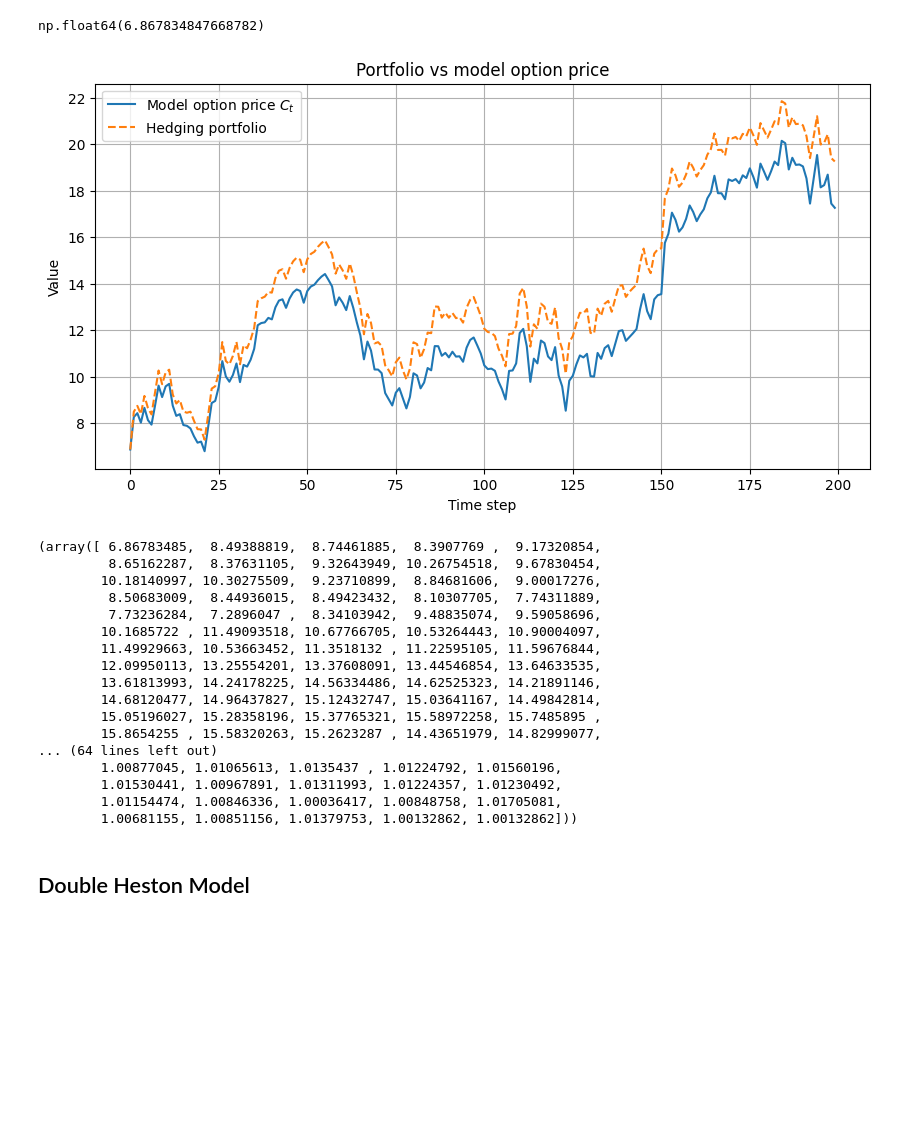
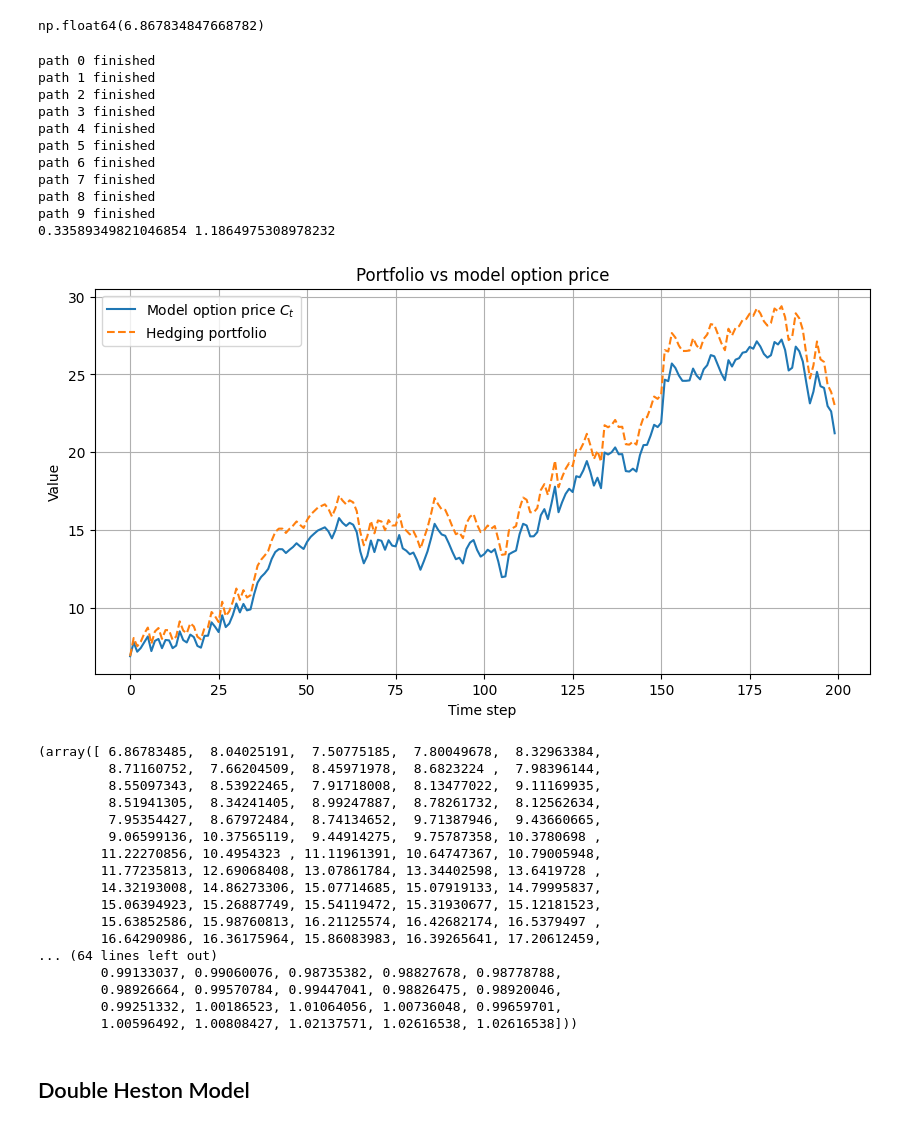
Before and after one commit to martinmf-dev/double-heston, a Jupyter notebook: notebooks/DoubleHeston.ipynb, the cells around one changed output. Saved outputs shown, nothing was run; the diff lists cells and outputs as text; code cells hidden in the pictures; blank space fills up the shorter version.

Commit message:
Adds hedging simulations for multiple paths at once

```diff
--- a/notebooks/DoubleHeston.ipynb
+++ b/notebooks/DoubleHeston.ipynb
@@ -249,46 +251,57 @@ Heston_test_q0.cf_price(Lphi=0.00001, Uphi=50, dphi=0.001, K=100, tau=0.5, S=100
 # %% [output]
 np.float64(6.867834847668782)
 # %%
-results=utils.hedging.delta_hedge_onepath(model=Heston_test_q0, model_type='heston', K=100, N_steps=200,T=0.5, S0=100, v0=0.05,seed=5000)
+results=utils.hedging.delta_hedge(model=Heston_test_q0, model_type='heston', K=100,N_paths=10, N_steps=200,T=0.5, S0=100, v0=0.05,seed=5000)
 
 import matplotlib.pyplot as plt
 import numpy as np
 
-S = results["S_path"]
-portfolio = results["portfolio"]
-C = results["opt_price"]  # directly from hedge results
+S = results["S_path"][0]
+portfolio = results["portfolio"][0]
+C = results["opt_price"][0]  # directly from hedge results
 
 plt.figure(figsize=(10,5))
 plt.plot(C, label="Model option price $C_t$")
 plt.plot(portfolio, '--', label="Hedging portfolio")
 plt.xlabel("Time step")
 plt.ylabel("Value")
 plt.title("Portfolio vs model option price")
 plt.legend()
 plt.grid(True)
 plt.show()
 # %% [output]
+path 0 finished
+path 1 finished
+path 2 finished
+path 3 finished
+path 4 finished
+path 5 finished
+path 6 finished
+path 7 finished
+path 8 finished
+path 9 finished
+0.33589349821046854 1.1864975308978232
-[figure, old version]
+[figure, new version]
-# %%
-results['portfolio'], results['delta']
-# %% [output]
-(array([ 6.86783485,  8.49388819,  8.74461885,  8.3907769 ,  9.17320854,
-         8.65162287,  8.37631105,  9.32643949, 10.26754518,  9.67830454,
-        10.18140997, 10.30275509,  9.23710899,  8.84681606,  9.00017276,
-         8.50683009,  8.44936015,  8.49423432,  8.10307705,  7.74311889,
-         7.73236284,  7.2896047 ,  8.34103942,  9.48835074,  9.59058696,
-        10.1685722 , 11.49093518, 10.67766705, 10.53264443, 10.90004097,
-        11.49929663, 10.53663452, 11.3518132 , 11.22595105, 11.59676844,
-        12.09950113, 13.25554201, 13.37608091, 13.44546854, 13.64633535,
-        13.61813993, 14.24178225, 14.56334486, 14.62525323, 14.21891146,
-        14.68120477, 14.96437827, 15.12432747, 15.03641167, 14.49842814,
-        15.05196027, 15.28358196, 15.37765321, 15.58972258, 15.7485895 ,
-        15.8654255 , 15.58320263, 15.2623287 , 14.43651979, 14.82999077,
-... (64 lines left out)
-        1.00877045, 1.01065613, 1.0135437 , 1.01224792, 1.01560196,
-        1.01530441, 1.00967891, 1.01311993, 1.01224357, 1.01230492,
-        1.01154474, 1.00846336, 1.00036417, 1.00848758, 1.01705081,
-        1.00681155, 1.00851156, 1.01379753, 1.00132862, 1.00132862]))
+# %%
+results['portfolio'][0], results['delta'][0]
+# %% [output]
+(array([ 6.86783485,  8.04025191,  7.50775185,  7.80049678,  8.32963384,
+         8.71160752,  7.66204509,  8.45971978,  8.6823224 ,  7.98396144,
+         8.55097343,  8.53922465,  7.91718008,  8.13477022,  9.11169935,
+         8.51941305,  8.34241405,  8.99247887,  8.78261732,  8.12562634,
+         7.95354427,  8.67972484,  8.74134652,  9.71387946,  9.43660665,
+         9.06599136, 10.37565119,  9.44914275,  9.75787358, 10.3780698 ,
+        11.22270856, 10.4954323 , 11.11961391, 10.64747367, 10.79005948,
+        11.77235813, 12.69068408, 13.07861784, 13.34402598, 13.6419728 ,
+        14.32193008, 14.86273306, 15.07714685, 15.07919133, 14.79995837,
+        15.06394923, 15.26887749, 15.54119472, 15.31930677, 15.12181523,
+        15.63852586, 15.98760813, 16.21125574, 16.42682174, 16.5379497 ,
+        16.64290986, 16.36175964, 15.86083983, 16.39265641, 17.20612459,
+... (64 lines left out)
+        0.99133037, 0.99060076, 0.98735382, 0.98827678, 0.98778788,
+        0.98926664, 0.99570784, 0.99447041, 0.98826475, 0.98920046,
+        0.99251332, 1.00186523, 1.01064056, 1.00736048, 0.99659701,
+        1.00596492, 1.00808427, 1.02137571, 1.02616538, 1.02616538]))
 # %% [markdown]
 ## Double Heston Model
 # %%
```
Also changed, not shown: parts of 5 cells of this notebook, 1 other file.
